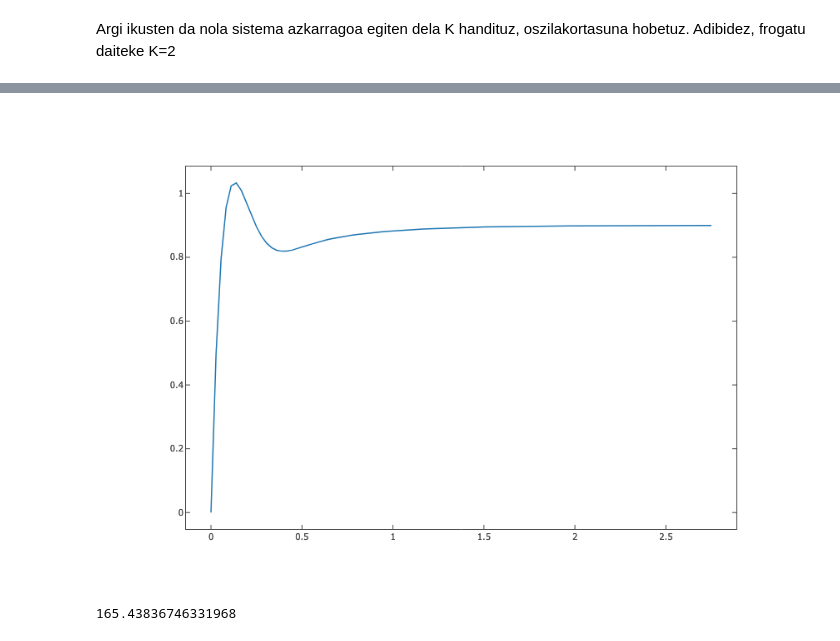
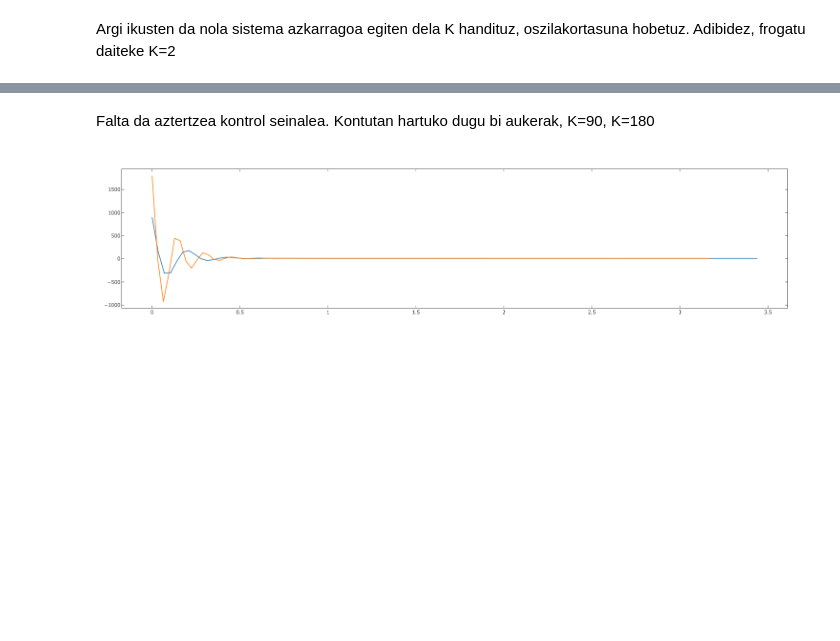
Before and after one commit to josujugo/irakaskuntza, a Jupyter notebook: azterketaKAI2019.ipynb, the cells around one changed output, grey strips where cells are left out. Drawn from its saved outputs; the diff is of its cells as text; code cells hidden in the pictures; blank space fills up the shorter version.

```diff
--- a/azterketaKAI2019.ipynb
+++ b/azterketaKAI2019.ipynb
@@ -289,18 +134,0 @@ $$\frac{0.197 z - 0.1948}{z - 0.9978}\quad dt = 0.44$$
-# %%
-gi=c.feedback(c.series(g3,gp))
-y,t=cm.step(gi)
-plt.plot(t,y)
-f=plt.gcf()
-py.iplot_mpl(f)
-data=c.bode(c.series(g3,gp), sp.logspace(-2,1,1000))
-f=plt.gcf()
-py.iplot_mpl(f)
-
-Tl=0.008
-gz=c.c2d(g3,Tl)
-gcz=c.c2d(gp,Tl,method='tustin')
-gi=c.feedback(c.series(2*gz,gcz))
-y,t=cm.step(gi,sp.r_[0:100]*Tl)
-plt.plot(t,y)
-f=plt.gcf()
-py.iplot_mpl(f)
@@ -311,6 +134,0 @@ py.iplot_mpl(f)
-# %%
-print(1/(1+c.dcgain(gz*gcz)))
-c.rlocus(gz*gcz)
-c.grid=True
-f=plt.gcf()
-py.iplot_mpl(f)
@@ -324,6 +134,0 @@ Bummer! Plotly can currently only draw Line2D objects from matplotlib that are i
-# %%
-s1=(-4.5+0.1*1j)
-rho=sp.pi-sp.angle(g1.horner(s1))
-Td=1/(s1.imag/sp.tan(rho)-s1.real)
-print(sp.angle(((1+Td[0][0]*s)*g1).horner(s1)))
-K=1/abs(((1+Td[0][0]*s)*g1).horner(s1))
@@ -337,15 +135,11 @@ pass
+# %% [markdown]
+Falta da aztertzea kontrol seinalea. Kontutan hartuko dugu bi aukerak, K=90, K=180
 # %%
-g1i=c.feedback(90*(1+Td[0][0]*s)*g1,1)
-y,t=cm.step(g1i)
-plt.plot(t,y)
-f=plt.gcf()
-py.iplot_mpl(f)
+gu=c.feedback(K*(1+Td*s)/(1+Td*s*0.1),g1)
+gu1=c.feedback(2*K*(1+Td*s)/(1+Td*s*0.1),g1)
+t,u=c.step_response(gu)
+t1,u1=c.step_response(gu1)
+plt.plot(t,u,t1,u1)
+f=plt.gcf();py.iplot_mpl(f)
 # %% [output]
-[figure, old version]
+[figure, new version]
-# %%
-a=10**(-13/20)
-wik=0.27
-Ta=10/wik/a
-Ta
-# %% [output]
-165.43836746331968
```
Also changed, not shown: parts of 28 cells of this notebook.
